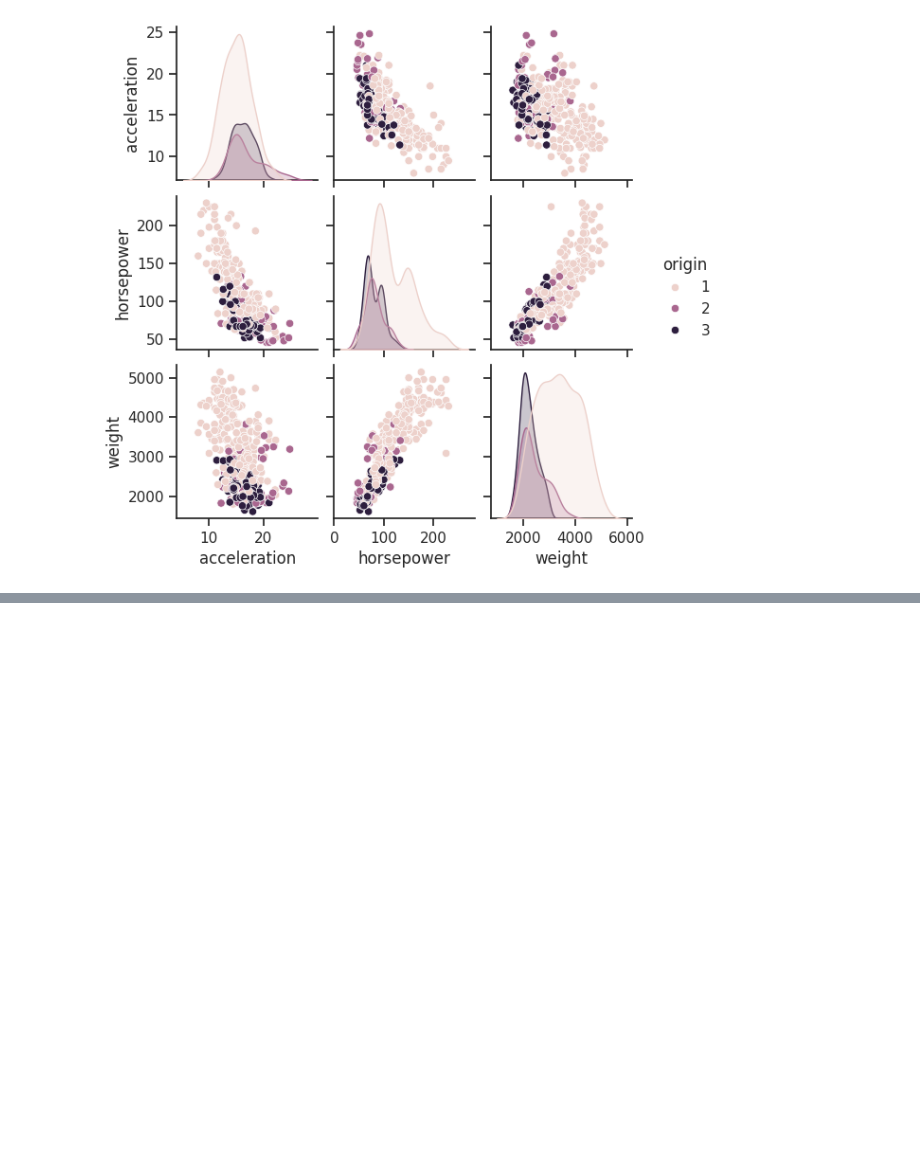
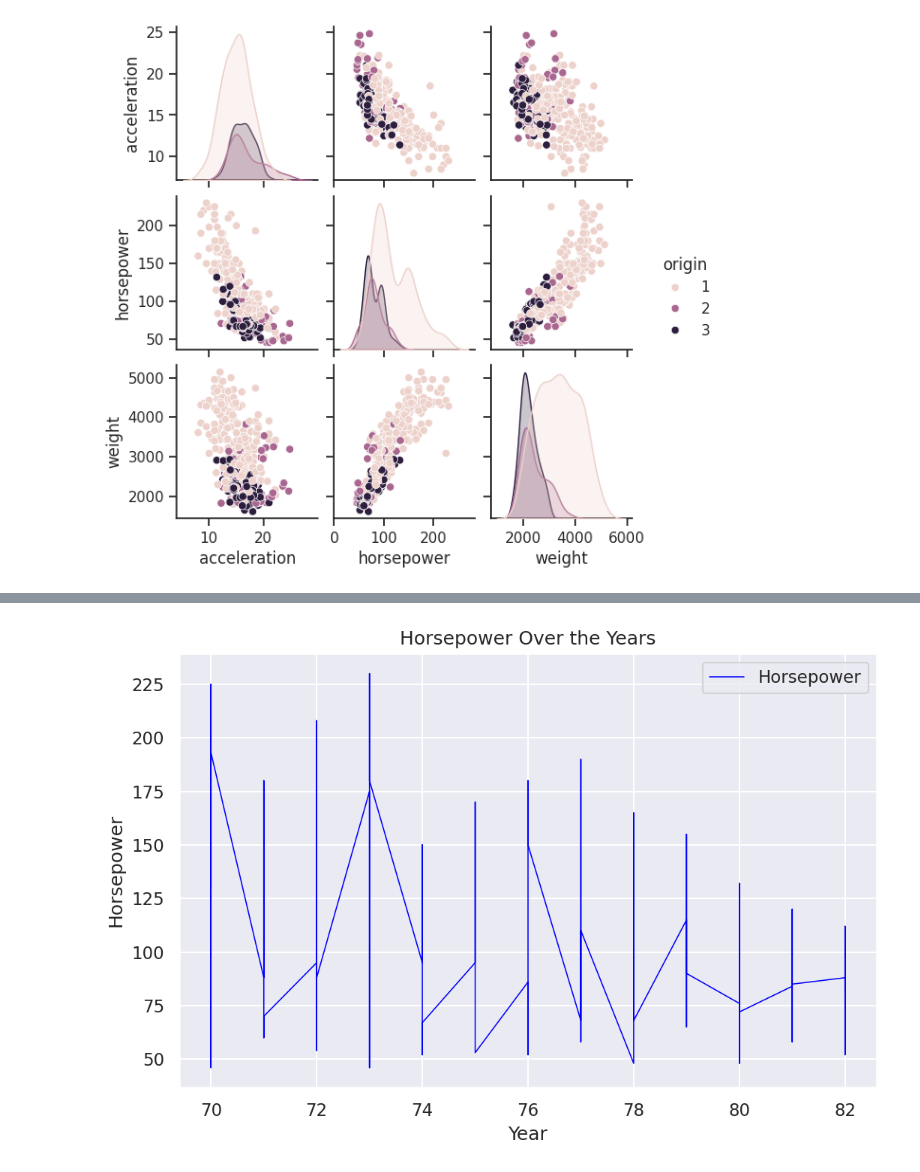
Before and after one commit to GHAUTHAM2509/data_analytics_da, a Jupyter notebook: 23BCE0487.ipynb, the cells around one changed output, grey strips where cells are left out. Saved outputs shown, nothing was run; the diff lists cells and outputs as text; code cells hidden in the pictures; blank space fills up the shorter version.

```diff
--- a/23BCE0487.ipynb
+++ b/23BCE0487.ipynb
@@ -325,0 +333,21 @@ sns.heatmap(correlation,xticklabels=correlation.columns,
+# %%
+import matplotlib.pyplot as plt
+import seaborn as sns
+
+# Set the figure size and style
+sns.set(rc={'figure.figsize': (11, 4)})
+plt.rcParams['figure.figsize'] = (8, 5)
+plt.rcParams['figure.dpi'] = 150
+
+df.set_index('year', inplace=True)
+
+df['horsepower'].plot(linewidth=0.75, color='blue', label='Horsepower')
+
+plt.title('Horsepower Over the Years')
+plt.xlabel('Year')
+plt.ylabel('Horsepower')
+plt.legend()
+plt.grid(True)
+plt.show()
+# %% [output]
+[figure, added]
```
Also changed, not shown: parts of 11 cells of this notebook.
